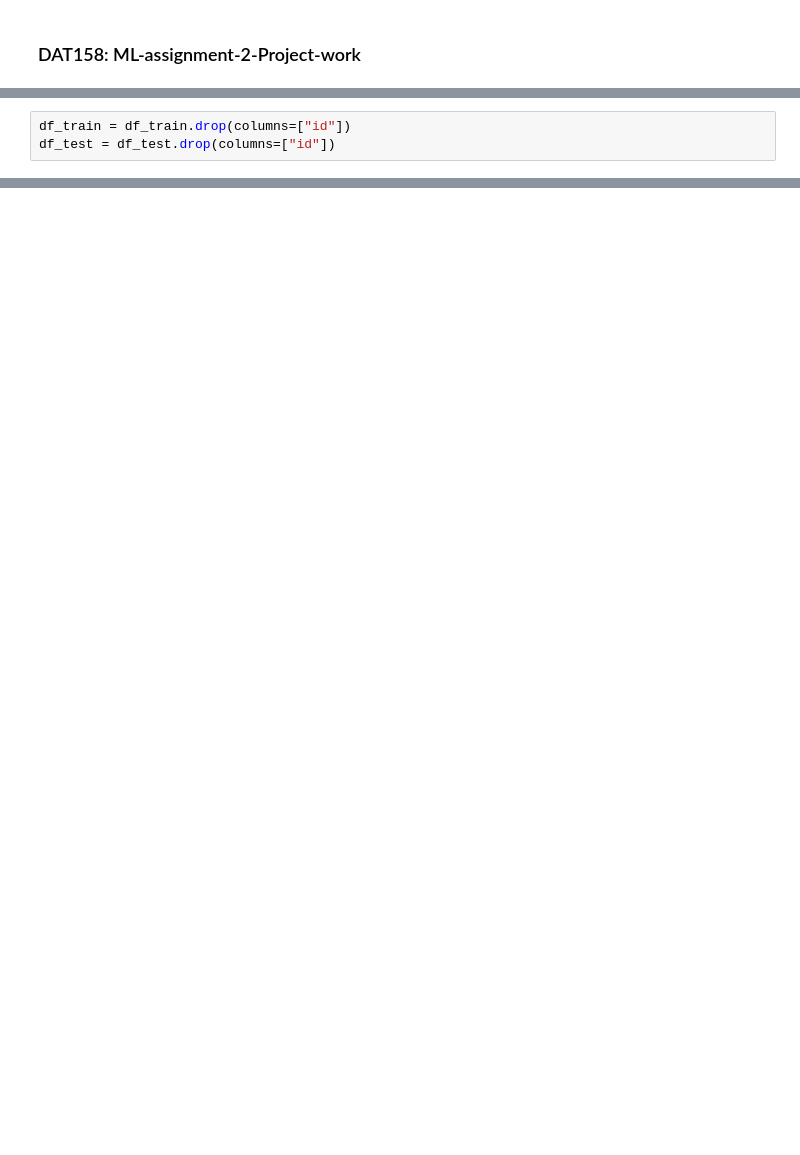
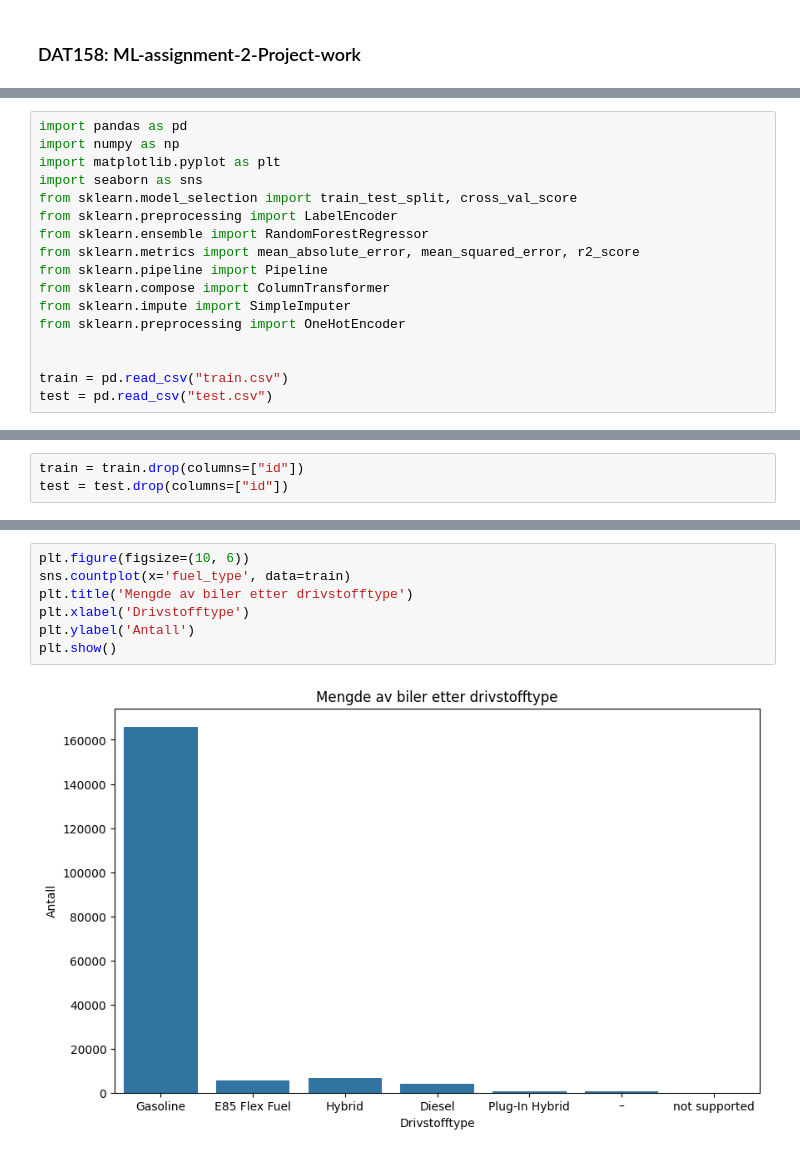
Before and after one commit to H115770/ML-assignment-2-Project-work, a Jupyter notebook: notebooks/01_training.ipynb, the cells around one changed output, grey strips where cells are left out. Cells and saved outputs as stored; diff of their text form; blank space fills up the shorter version.

Commit message:
model
modellen fungerer, men er ikke særlig bra

```diff
--- a/notebooks/01_training.ipynb
+++ b/notebooks/01_training.ipynb
@@ -8 +3,18 @@ df_test = pd.read_csv("test.csv")
+# %%
+import pandas as pd
+import numpy as np
+import matplotlib.pyplot as plt
+import seaborn as sns
+from sklearn.model_selection import train_test_split, cross_val_score
+from sklearn.preprocessing import LabelEncoder
+from sklearn.ensemble import RandomForestRegressor
+from sklearn.metrics import mean_absolute_error, mean_squared_error, r2_score
+from sklearn.pipeline import Pipeline
+from sklearn.compose import ColumnTransformer
+from sklearn.impute import SimpleImputer
+from sklearn.preprocessing import OneHotEncoder
+
+
+train = pd.read_csv("train.csv")
+test = pd.read_csv("test.csv")
 # %%
@@ -24,6 +36,6 @@ df_train.head()
 | 3 | 3 | Genesis | G90 5.0 Ultimate | 2017 | 19500 | Gasoline | 420.0HP 5.0L 8 Cylinder Engine Ga... | Transmission w/Dual Shift Mode | Black | Black | ... |
 | 4 | 4 | Mercedes-Benz | Metris Base | 2021 | 7388 | Gasoline | 208.0HP 2.0L 4 Cylinder Engine Ga... | 7-Speed A/T | Black | Beige | ... |
 # %%
-df_train = df_train.drop(columns=["id"])
-df_test = df_test.drop(columns=["id"])
+train = train.drop(columns=["id"])
+test = test.drop(columns=["id"])
 # %%
@@ -92,3 +104,12 @@ Data columns (total 12 columns):
  11  price         188533 non-null  int64
 dtypes: int64(3), object(9)
 memory usage: 17.3+ MB
+# %%
+plt.figure(figsize=(10, 6))
+sns.countplot(x='fuel_type', data=train)
+plt.title('Mengde av biler etter drivstofftype')
+plt.xlabel('Drivstofftype')
+plt.ylabel('Antall')
+plt.show()
+# %% [output]
+[figure, added]
```
Also changed, not shown: parts of 20 cells of this notebook.
